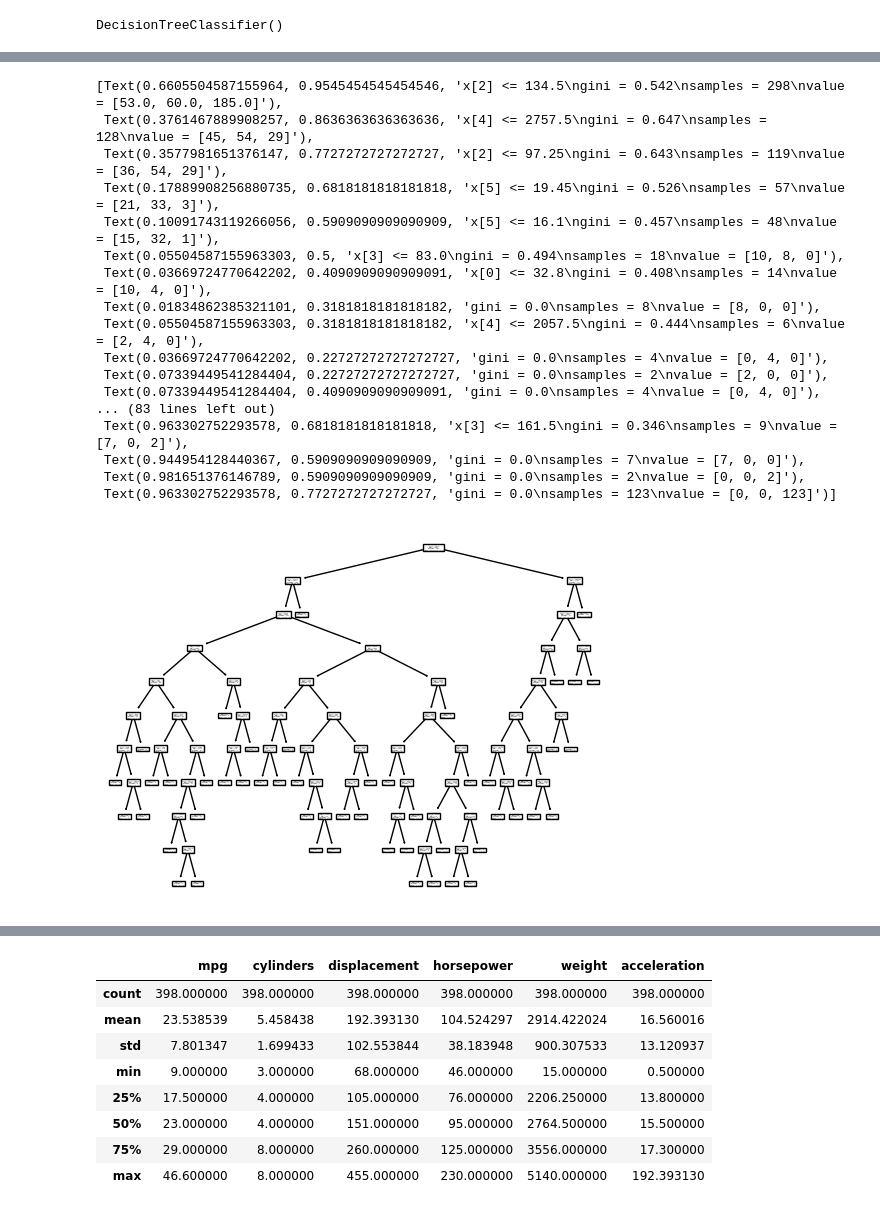
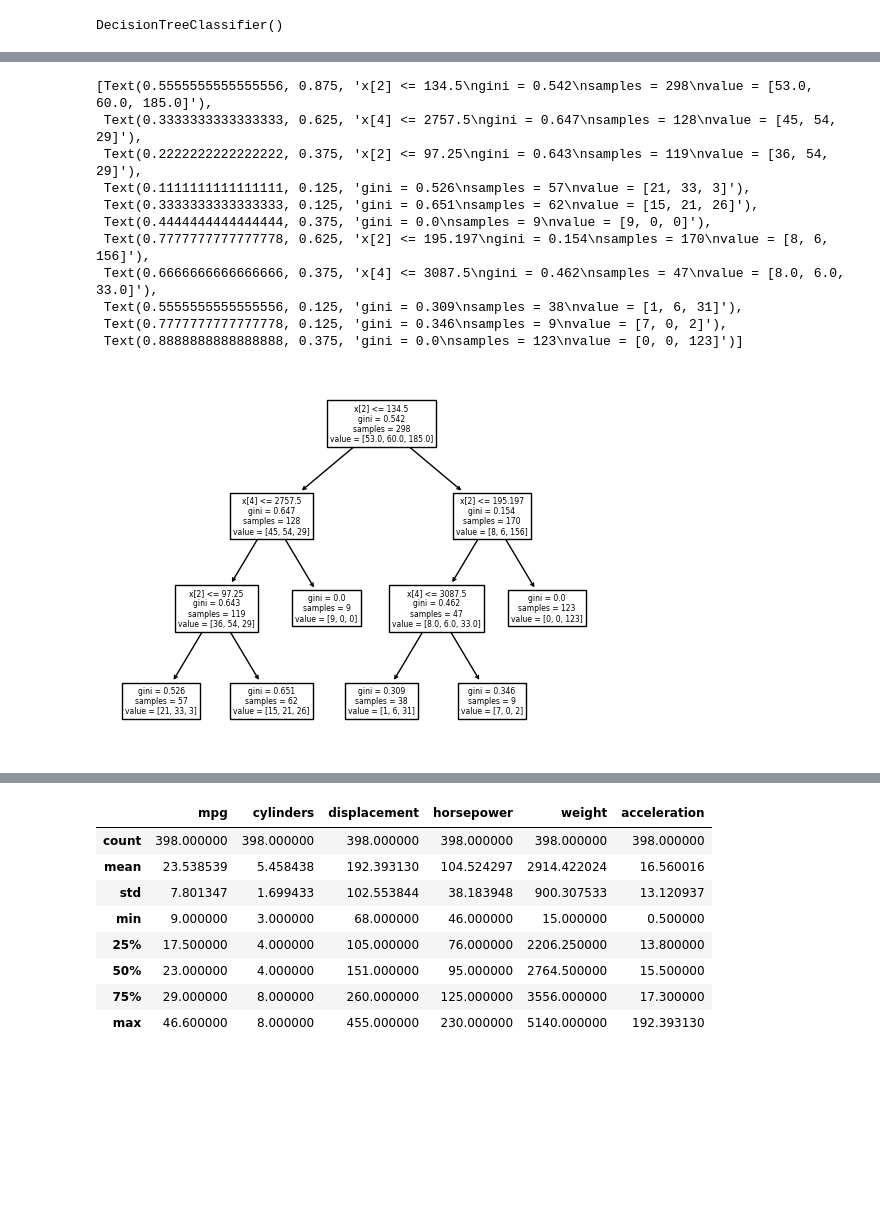
Before and after one commit to nayanraut1412/ML_Practicals, a Jupyter notebook: Practical_4/nayan_exp-4.ipynb, the cells around one changed output, grey strips where cells are left out. Drawn from its saved outputs; the diff is of its cells as text; code cells hidden in the pictures; blank space fills up the shorter version.

```diff
--- a/Practical_4/nayan_exp-4.ipynb
+++ b/Practical_4/nayan_exp-4.ipynb
@@ -355,28 +347,22 @@ Precision: 0.860
 # %%
 from sklearn import tree
-clf=tree.DecisionTreeClassifier()
+clf=tree.DecisionTreeClassifier(max_depth=3)
 clf=clf.fit(X_train,Y_train)
+
+tree.plot_tree(clf)
+# %% [output]
+[Text(0.5555555555555556, 0.875, 'x[2] <= 134.5\ngini = 0.542\nsamples = 298\nvalue = [53.0, 60.0, 185.0]'),
+ Text(0.3333333333333333, 0.625, 'x[4] <= 2757.5\ngini = 0.647\nsamples = 128\nvalue = [45, 54, 29]'),
+ Text(0.2222222222222222, 0.375, 'x[2] <= 97.25\ngini = 0.643\nsamples = 119\nvalue = [36, 54, 29]'),
+ Text(0.1111111111111111, 0.125, 'gini = 0.526\nsamples = 57\nvalue = [21, 33, 3]'),
+ Text(0.3333333333333333, 0.125, 'gini = 0.651\nsamples = 62\nvalue = [15, 21, 26]'),
+ Text(0.4444444444444444, 0.375, 'gini = 0.0\nsamples = 9\nvalue = [9, 0, 0]'),
+ Text(0.7777777777777778, 0.625, 'x[2] <= 195.197\ngini = 0.154\nsamples = 170\nvalue = [8, 6, 156]'),
+ Text(0.6666666666666666, 0.375, 'x[4] <= 3087.5\ngini = 0.462\nsamples = 47\nvalue = [8.0, 6.0, 33.0]'),
+ Text(0.5555555555555556, 0.125, 'gini = 0.309\nsamples = 38\nvalue = [1, 6, 31]'),
+ Text(0.7777777777777778, 0.125, 'gini = 0.346\nsamples = 9\nvalue = [7, 0, 2]'),
+ Text(0.8888888888888888, 0.375, 'gini = 0.0\nsamples = 123\nvalue = [0, 0, 123]')]
+[figure, added]
-# %%
-tree.plot_tree(clf)
-# %% [output]
-[Text(0.6605504587155964, 0.9545454545454546, 'x[2] <= 134.5\ngini = 0.542\nsamples = 298\nvalue = [53.0, 60.0, 185.0]'),
- Text(0.3761467889908257, 0.8636363636363636, 'x[4] <= 2757.5\ngini = 0.647\nsamples = 128\nvalue = [45, 54, 29]'),
- Text(0.3577981651376147, 0.7727272727272727, 'x[2] <= 97.25\ngini = 0.643\nsamples = 119\nvalue = [36, 54, 29]'),
- Text(0.17889908256880735, 0.6818181818181818, 'x[5] <= 19.45\ngini = 0.526\nsamples = 57\nvalue = [21, 33, 3]'),
- Text(0.10091743119266056, 0.5909090909090909, 'x[5] <= 16.1\ngini = 0.457\nsamples = 48\nvalue = [15, 32, 1]'),
- Text(0.05504587155963303, 0.5, 'x[3] <= 83.0\ngini = 0.494\nsamples = 18\nvalue = [10, 8, 0]'),
- Text(0.03669724770642202, 0.4090909090909091, 'x[0] <= 32.8\ngini = 0.408\nsamples = 14\nvalue = [10, 4, 0]'),
- Text(0.01834862385321101, 0.3181818181818182, 'gini = 0.0\nsamples = 8\nvalue = [8, 0, 0]'),
- Text(0.05504587155963303, 0.3181818181818182, 'x[4] <= 2057.5\ngini = 0.444\nsamples = 6\nvalue = [2, 4, 0]'),
- Text(0.03669724770642202, 0.22727272727272727, 'gini = 0.0\nsamples = 4\nvalue = [0, 4, 0]'),
- Text(0.07339449541284404, 0.22727272727272727, 'gini = 0.0\nsamples = 2\nvalue = [2, 0, 0]'),
- Text(0.07339449541284404, 0.4090909090909091, 'gini = 0.0\nsamples = 4\nvalue = [0, 4, 0]'),
-... (83 lines left out)
- Text(0.963302752293578, 0.6818181818181818, 'x[3] <= 161.5\ngini = 0.346\nsamples = 9\nvalue = [7, 0, 2]'),
- Text(0.944954128440367, 0.5909090909090909, 'gini = 0.0\nsamples = 7\nvalue = [7, 0, 0]'),
- Text(0.981651376146789, 0.5909090909090909, 'gini = 0.0\nsamples = 2\nvalue = [0, 0, 2]'),
- Text(0.963302752293578, 0.7727272727272727, 'gini = 0.0\nsamples = 123\nvalue = [0, 0, 123]')]
-[figure, removed]
 # %%
 import numpy as np
 user_input = []
```
Also changed, not shown: parts of 12 cells of this notebook, 2 other files.
